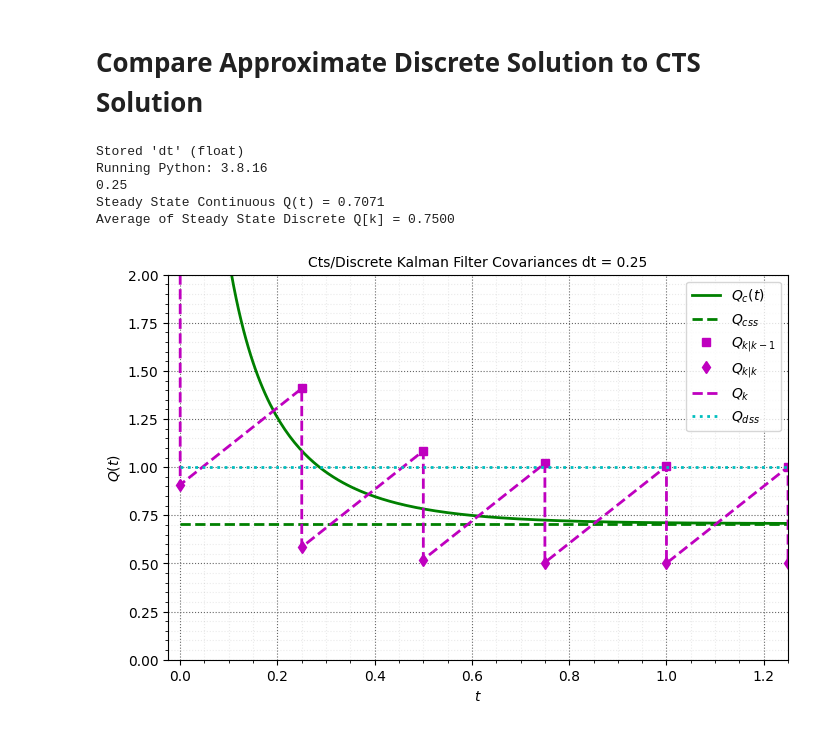
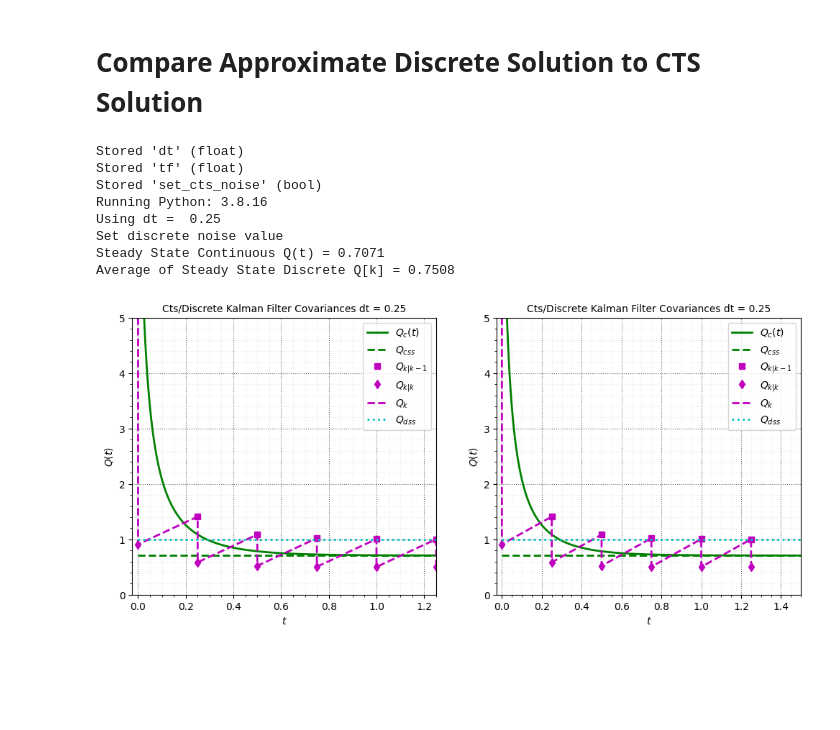
Before and after one commit to JonHowMIT/16_32_Software, a Jupyter notebook: L11_cts_dkf_front_end.ipynb, the cells around one changed output. Saved outputs shown, nothing was run; the diff lists cells and outputs as text; code cells hidden in the pictures; blank space fills up the shorter version.

```diff
--- a/L11_cts_dkf_front_end.ipynb
+++ b/L11_cts_dkf_front_end.ipynb
@@ -1,14 +1,22 @@
 # %% [markdown]
 # Compare Approximate Discrete Solution to CTS Solution
 # %%
-dt = .25
+dt = 0.25
+tf = 1.5
+set_cts_noise = False
 %store dt
+%store tf
+%store set_cts_noise
+
 %run ./L11_CTS_DKF.ipynb
 # %% [output]
 Stored 'dt' (float)
+Stored 'tf' (float)
+Stored 'set_cts_noise' (bool)
 Running Python: 3.8.16
-0.25
+Using dt =  0.25
+Set discrete noise value
 Steady State Continuous Q(t) = 0.7071
-Average of Steady State Discrete Q[k] = 0.7500
+Average of Steady State Discrete Q[k] = 0.7508
-[figure, old version]
+[figure, new version]
 # %%
```
Also changed, not shown: parts of 1 cell of this notebook, 9 other files.
